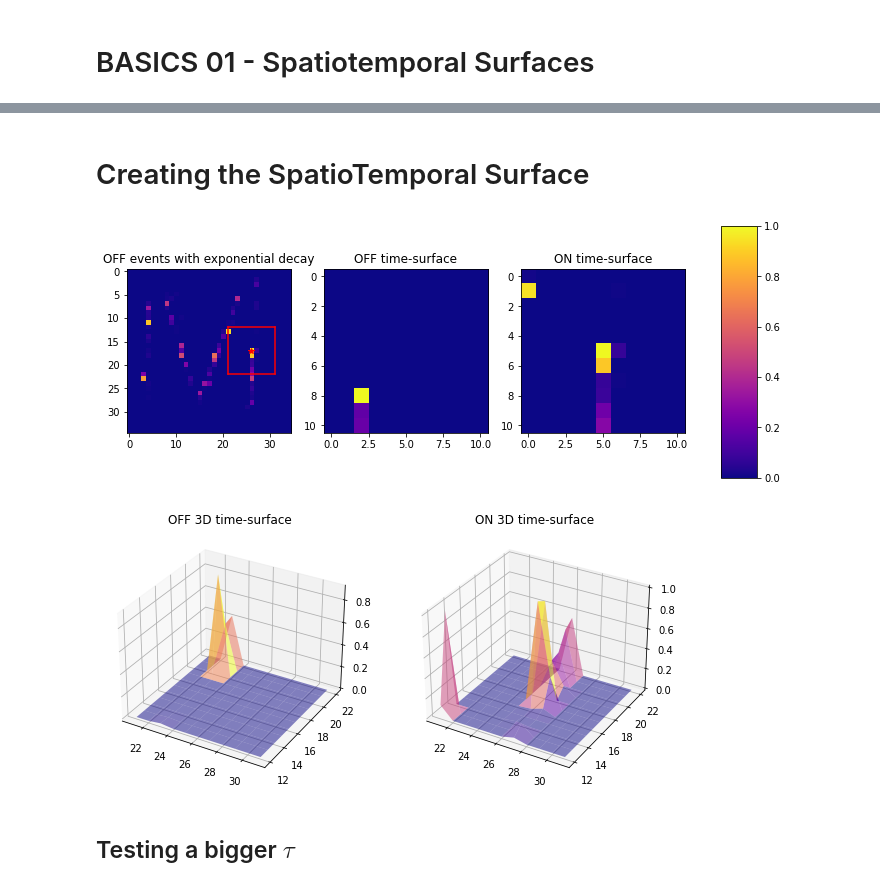
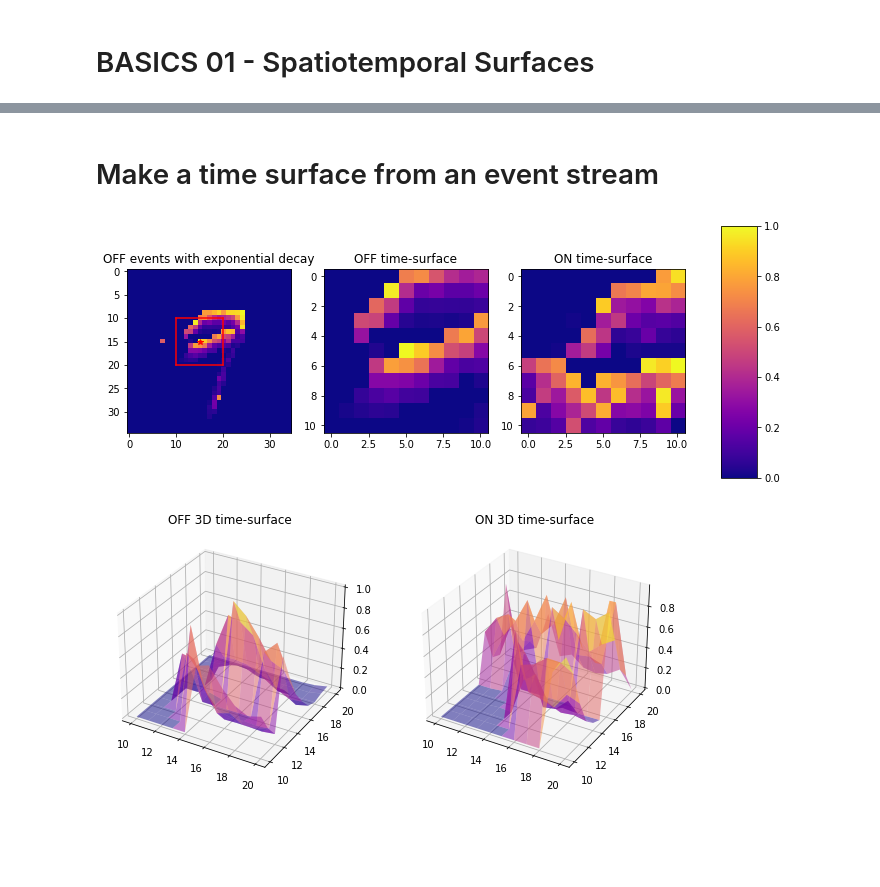
Before and after one commit to AntoineGrimaldi/HOTS, a Jupyter notebook: notebooks/BASICS_01_Spatio_Temporal_Surface.ipynb, the cells around one changed output, grey strips where cells are left out. Saved outputs shown, nothing was run; the diff lists cells and outputs as text; code cells hidden in the pictures; blank space fills up the shorter version.

```diff
--- a/notebooks/BASICS_01_Spatio_Temporal_Surface.ipynb
+++ b/notebooks/BASICS_01_Spatio_Temporal_Surface.ipynb
@@ -21,16 +14,0 @@ datapath = "../Data/alphabet_ExtractedStabilized.mat"
-# %%
-import matplotlib.pyplot as plt
-sensor_size = [32,32]
-stop_indice = 20000
-
-add, t, p, polz = LoadFromMat(datapath,image_number=15)
-t_scaled = np.array(t*1e6, dtype='int')
-
-pixgridON = np.zeros([sensor_size[0], sensor_size[1]])
-pixgridOFF = np.zeros([sensor_size[0], sensor_size[1]])
-for i in range(stop_indice):
-    if p[i]==1:
-        pixgridON[add[i,0],add[i,1]]=1
-    else:
-        pixgridOFF[add[i,0],add[i,1]]=1
-plt.imshow(pixgridON);
@@ -43,21 +15,34 @@ plt.imshow(pixgridOFF);
-# %% [markdown]
-# Creating the SpatioTemporal Surface
+# %% [markdown]
+# Make a time surface from an event stream
+# %%
+transform = tonic.transforms.NumpyAsType(int)
+learningset = tonic.datasets.NMNIST(save_to='../../Data/', train=True,transform=transform)
+loader = torch.utils.data.DataLoader(learningset, shuffle=True)
+# %%
+events, target = next(iter(loader))
 # %%
+stop_indice = 2e3
+
+x_index = learningset.ordering.index('x')
+y_index = learningset.ordering.index('y')
+t_index = learningset.ordering.index('t')
+p_index = learningset.ordering.index('p')
+
 target_event = stop_indice
-R, tau, camsize, nbpol, sigma, decay = 5, 2e2, [34,34], 2, 1, 'exponential'
+R, tau, camsize, nbpol, sigma, decay = 5, 1e4, [34,34], 2, None, 'exponential'
 SpTe = timesurface(R, tau, camsize, nbpol, sigma, decay)
-i = 0
-while i<target_event+1:
+iev = 0
+
+events = events.squeeze()
+while iev<target_event+1:
     P = np.zeros([nbpol])
-    x, y, t, P[p[i]] = add[i,1],add[i,0],t_scaled[i], 1
-    TS = SpTe.addevent(x, y, t, P)
-    i+=1
+    x, y, t, p = int(events[iev][x_index].item()), int(events[iev][y_index].item()), int(events[iev][t_index].item()), int(events[iev][p_index].item())
+    TS = SpTe.addevent(x, y, t, p)
+    iev+=1
 
 SpTe.plote()
 
 SpTe.plot3D()
 # %% [output]
-[figure, old version]
+[figure, new version]
-[figure, old version]
+[figure, new version]
-# %% [markdown]
-## Testing a bigger $\tau$
```
Also changed, not shown: parts of 11 cells of this notebook, 6 other files.
